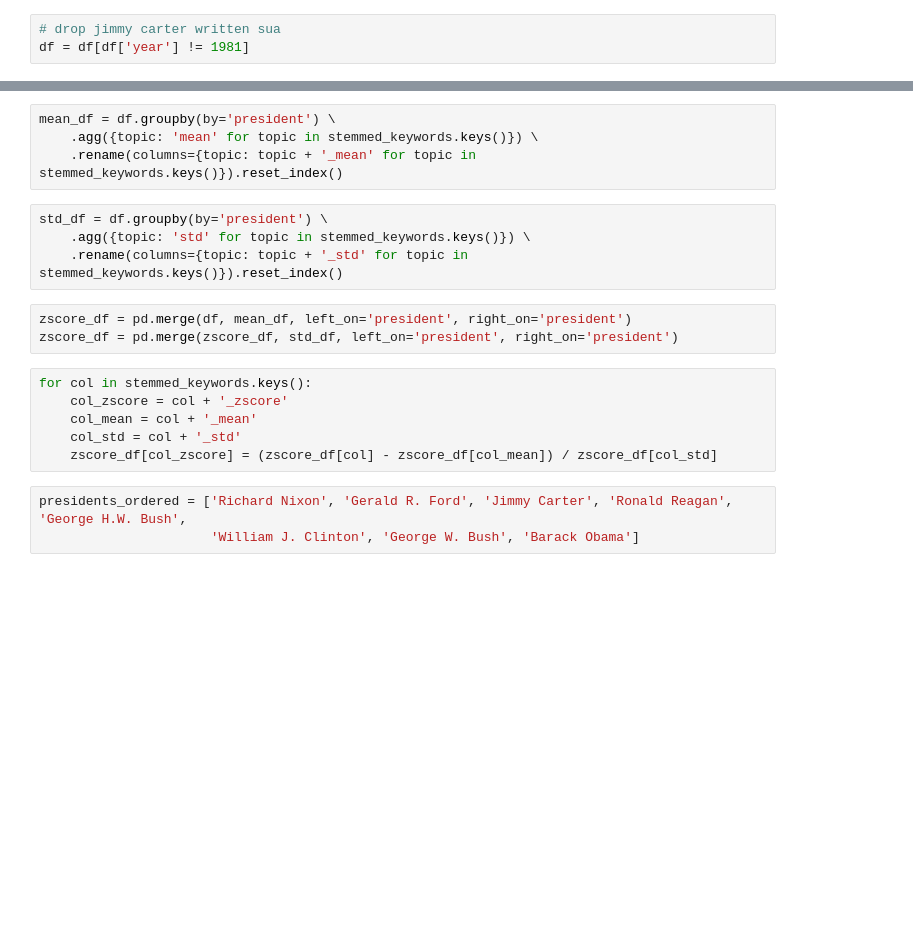
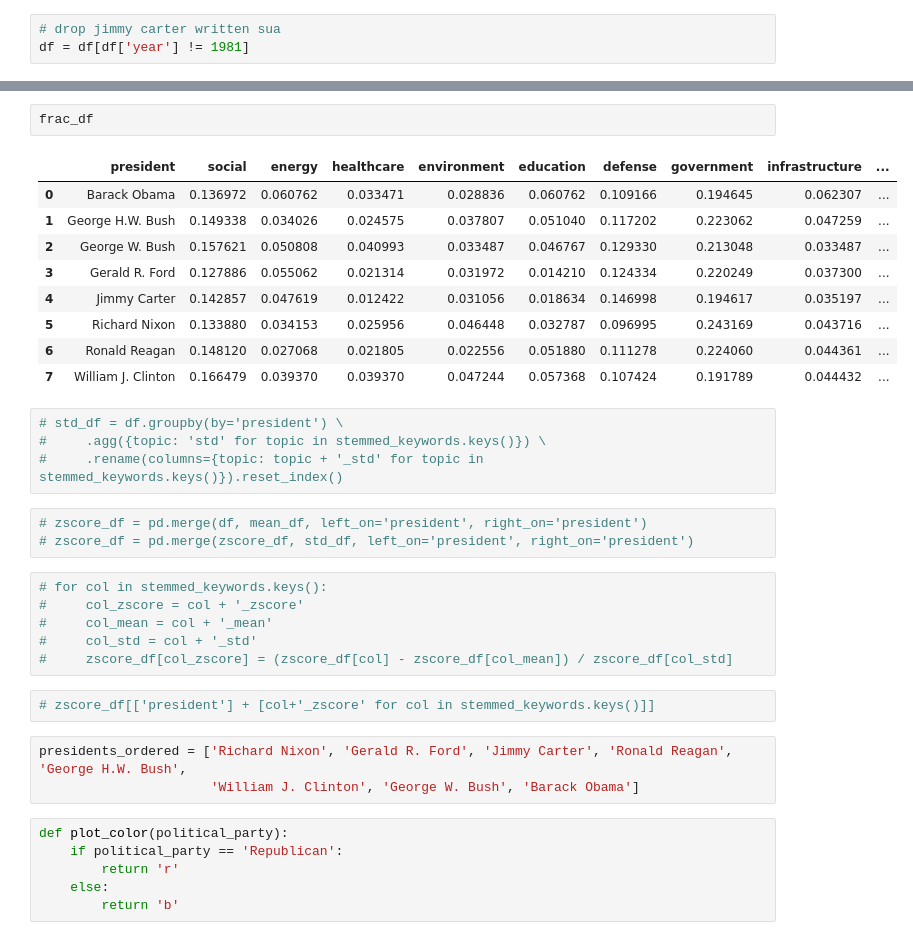
Before and after one commit to cal2227/EDAV-Project4, a Jupyter notebook: src/individual_presidents_by_topics_zscore2.ipynb, the cells around one changed output, grey strips where cells are left out. Drawn from its saved outputs; the diff is of its cells as text; blank space fills up the shorter version.

```diff
--- a/src/individual_presidents_by_topics_zscore2.ipynb
+++ b/src/individual_presidents_by_topics_zscore2.ipynb
@@ -17,20 +42,36 @@ df = df[df['year'] != 1981]
+# %%
+frac_df
+# %% [output]
+|  | president | social | energy | healthcare | environment | education | defense | government | infrastructure | ... |
+| 0 | Barack Obama | 0.136972 | 0.060762 | 0.033471 | 0.028836 | 0.060762 | 0.109166 | 0.194645 | 0.062307 | ... |
+| 1 | George H.W. Bush | 0.149338 | 0.034026 | 0.024575 | 0.037807 | 0.051040 | 0.117202 | 0.223062 | 0.047259 | ... |
+| 2 | George W. Bush | 0.157621 | 0.050808 | 0.040993 | 0.033487 | 0.046767 | 0.129330 | 0.213048 | 0.033487 | ... |
+| 3 | Gerald R. Ford | 0.127886 | 0.055062 | 0.021314 | 0.031972 | 0.014210 | 0.124334 | 0.220249 | 0.037300 | ... |
+| 4 | Jimmy Carter | 0.142857 | 0.047619 | 0.012422 | 0.031056 | 0.018634 | 0.146998 | 0.194617 | 0.035197 | ... |
+| 5 | Richard Nixon | 0.133880 | 0.034153 | 0.025956 | 0.046448 | 0.032787 | 0.096995 | 0.243169 | 0.043716 | ... |
+| 6 | Ronald Reagan | 0.148120 | 0.027068 | 0.021805 | 0.022556 | 0.051880 | 0.111278 | 0.224060 | 0.044361 | ... |
+| 7 | William J. Clinton | 0.166479 | 0.039370 | 0.039370 | 0.047244 | 0.057368 | 0.107424 | 0.191789 | 0.044432 | ... |
 # %%
-mean_df = df.groupby(by='president') \
-    .agg({topic: 'mean' for topic in stemmed_keywords.keys()}) \
-    .rename(columns={topic: topic + '_mean' for topic in stemmed_keywords.keys()}).reset_index()
+# std_df = df.groupby(by='president') \
+#     .agg({topic: 'std' for topic in stemmed_keywords.keys()}) \
+#     .rename(columns={topic: topic + '_std' for topic in stemmed_keywords.keys()}).reset_index()
-# %%
-std_df = df.groupby(by='president') \
-    .agg({topic: 'std' for topic in stemmed_keywords.keys()}) \
-    .rename(columns={topic: topic + '_std' for topic in stemmed_keywords.keys()}).reset_index()
 # %%
-zscore_df = pd.merge(df, mean_df, left_on='president', right_on='president')
-zscore_df = pd.merge(zscore_df, std_df, left_on='president', right_on='president')
+# zscore_df = pd.merge(df, mean_df, left_on='president', right_on='president')
+# zscore_df = pd.merge(zscore_df, std_df, left_on='president', right_on='president')
 # %%
-for col in stemmed_keywords.keys():
-    col_zscore = col + '_zscore'
-    col_mean = col + '_mean'
-    col_std = col + '_std'
-    zscore_df[col_zscore] = (zscore_df[col] - zscore_df[col_mean]) / zscore_df[col_std]
+# for col in stemmed_keywords.keys():
+#     col_zscore = col + '_zscore'
+#     col_mean = col + '_mean'
+#     col_std = col + '_std'
+#     zscore_df[col_zscore] = (zscore_df[col] - zscore_df[col_mean]) / zscore_df[col_std]
+# %%
+# zscore_df[['president'] + [col+'_zscore' for col in stemmed_keywords.keys()]]
 # %%
 presidents_ordered = ['Richard Nixon', 'Gerald R. Ford', 'Jimmy Carter', 'Ronald Reagan', 'George H.W. Bush',
                       'William J. Clinton', 'George W. Bush', 'Barack Obama']
+# %%
+def plot_color(political_party):
+    if political_party == 'Republican':
+        return 'r'
+    else:
+        return 'b'
```
Also changed, not shown: parts of 9 cells of this notebook, 1 other file.
